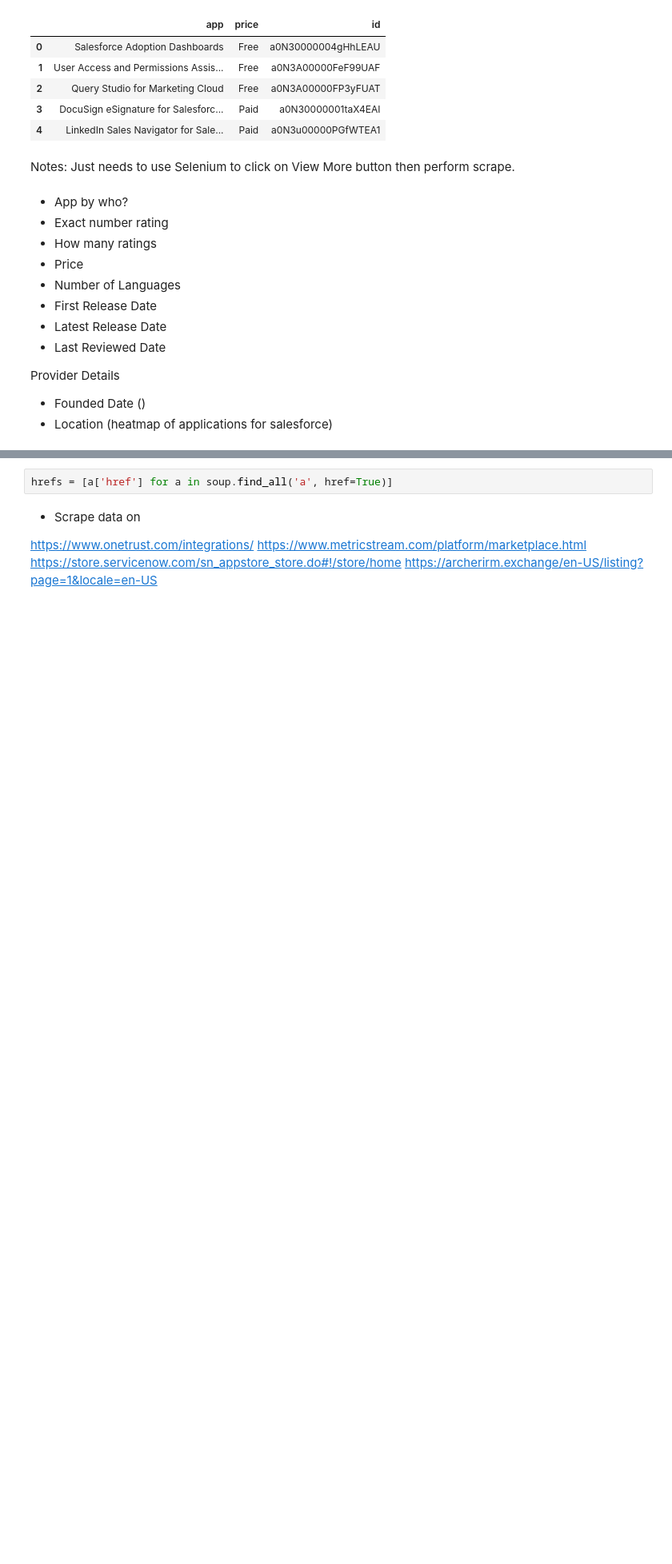
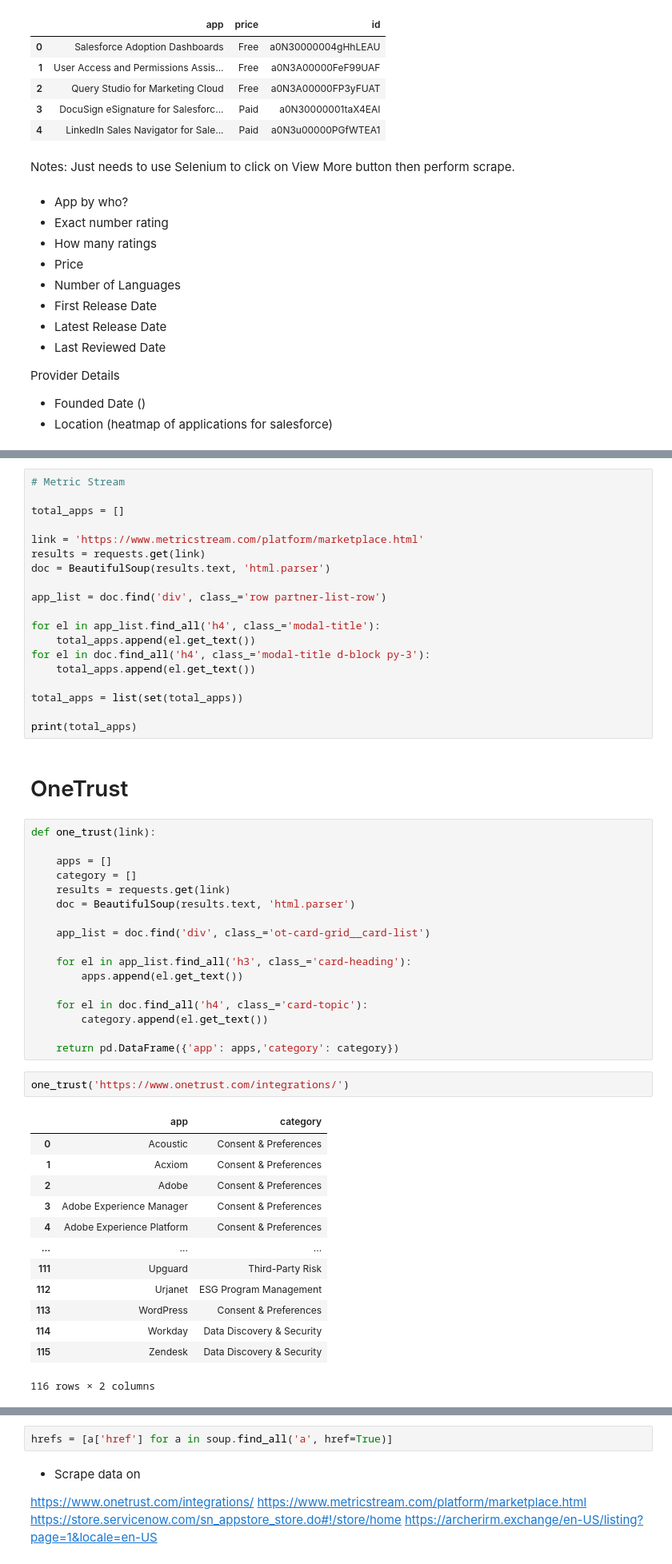
Before and after one commit to knicko/archer-project, a Jupyter notebook: run.ipynb, the cells around one changed output, grey strips where cells are left out. Shown at 80% size. Drawn from its saved outputs; the diff is of its cells as text; blank space fills up the shorter version.

```diff
--- a/run.ipynb
+++ b/run.ipynb
@@ -118,0 +176,54 @@ AttributeError: ResultSet object has no attribute 'get_text'. You're probably tr
+# %%
+# Metric Stream
+
+total_apps = []
+
+link = 'https://www.metricstream.com/platform/marketplace.html'
+results = requests.get(link)
+doc = BeautifulSoup(results.text, 'html.parser')
+
+app_list = doc.find('div', class_='row partner-list-row')
+
+for el in app_list.find_all('h4', class_='modal-title'):
+    total_apps.append(el.get_text())
+for el in doc.find_all('h4', class_='modal-title d-block py-3'):
+    total_apps.append(el.get_text())
+
+total_apps = list(set(total_apps))
+
+print(total_apps)
+# %% [markdown]
+# OneTrust
+# %%
+def one_trust(link):
+
+    apps = []
+    category = []
+    results = requests.get(link)
+    doc = BeautifulSoup(results.text, 'html.parser')
+
+    app_list = doc.find('div', class_='ot-card-grid__card-list')
+
+    for el in app_list.find_all('h3', class_='card-heading'):
+        apps.append(el.get_text())
+
+    for el in doc.find_all('h4', class_='card-topic'):
+        category.append(el.get_text())
+
+    return pd.DataFrame({'app': apps,'category': category})
+# %%
+one_trust('https://www.onetrust.com/integrations/')
+# %% [output]
+|  | app | category |
+| 0 | Acoustic | Consent & Preferences |
+| 1 | Acxiom | Consent & Preferences |
+| 2 | Adobe | Consent & Preferences |
+| 3 | Adobe Experience Manager | Consent & Preferences |
+| 4 | Adobe Experience Platform | Consent & Preferences |
+| ... | ... | ... |
+| 111 | Upguard | Third-Party Risk |
+| 112 | Urjanet | ESG Program Management |
+| 113 | WordPress | Consent & Preferences |
+| 114 | Workday | Data Discovery & Security |
+| 115 | Zendesk | Data Discovery & Security |
+116 rows × 2 columns
```
Also changed, not shown: parts of 19 cells of this notebook, 2 other files.
